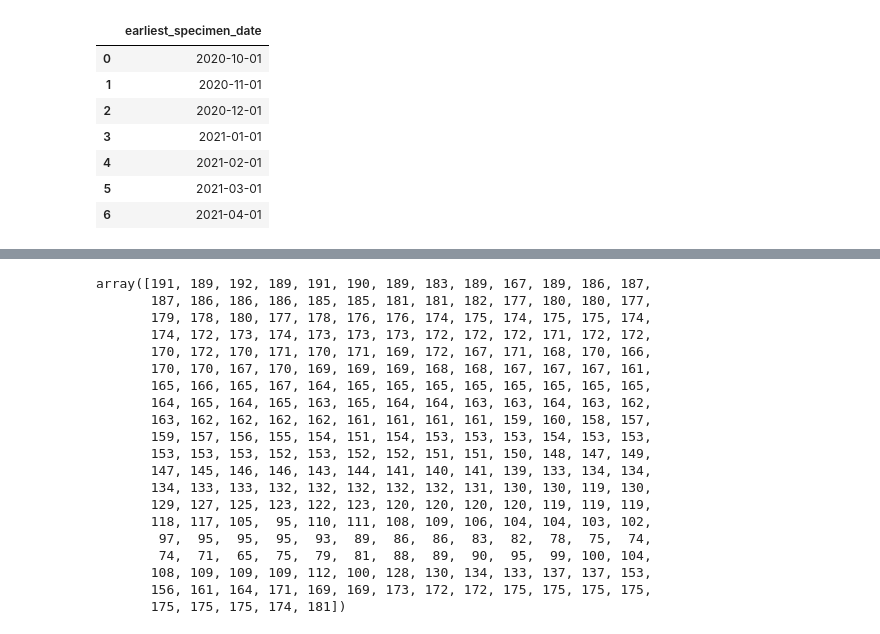
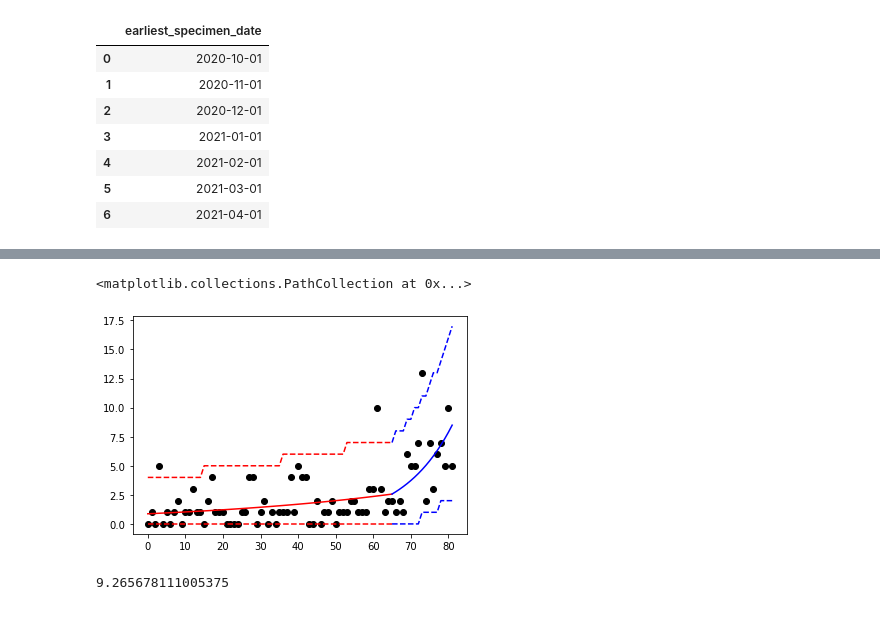
Before and after one commit to JCurran-Sebastian/BPs_for_VoC, a Jupyter notebook: voc_data.ipynb, the cells around one changed output, grey strips where cells are left out. Saved outputs shown, nothing was run; the diff lists cells and outputs as text; code cells hidden in the pictures.

```diff
--- a/voc_data.ipynb
+++ b/voc_data.ipynb
@@ -93,25 +80,3 @@ plt.tight_layout()
 # From the above, only London seems to exhibit exponential growth so look at that
 li = np.argwhere(dfr.index == 'London')[0]
 x = dfr[li].values[0]
-x
-# %% [output]
-array([191, 189, 192, 189, 191, 190, 189, 183, 189, 167, 189, 186, 187,
-       187, 186, 186, 186, 185, 185, 181, 181, 182, 177, 180, 180, 177,
-       179, 178, 180, 177, 178, 176, 176, 174, 175, 174, 175, 175, 174,
-       174, 172, 173, 174, 173, 173, 173, 172, 172, 172, 171, 172, 172,
-       170, 172, 170, 171, 170, 171, 169, 172, 167, 171, 168, 170, 166,
-       170, 170, 167, 170, 169, 169, 169, 168, 168, 167, 167, 167, 161,
-       165, 166, 165, 167, 164, 165, 165, 165, 165, 165, 165, 165, 165,
-       164, 165, 164, 165, 163, 165, 164, 164, 163, 163, 164, 163, 162,
-       163, 162, 162, 162, 162, 161, 161, 161, 161, 159, 160, 158, 157,
-       159, 157, 156, 155, 154, 151, 154, 153, 153, 153, 154, 153, 153,
-       153, 153, 153, 152, 153, 152, 152, 151, 151, 150, 148, 147, 149,
-       147, 145, 146, 146, 143, 144, 141, 140, 141, 139, 133, 134, 134,
-       134, 133, 133, 132, 132, 132, 132, 132, 131, 130, 130, 119, 130,
-       129, 127, 125, 123, 122, 123, 120, 120, 120, 120, 119, 119, 119,
-       118, 117, 105,  95, 110, 111, 108, 109, 106, 104, 104, 103, 102,
-        97,  95,  95,  95,  93,  89,  86,  86,  83,  82,  78,  75,  74,
-        74,  71,  65,  75,  79,  81,  88,  89,  90,  95,  99, 100, 104,
-       108, 109, 109, 109, 112, 100, 128, 130, 134, 133, 137, 137, 153,
-       156, 161, 164, 171, 169, 169, 173, 172, 172, 175, 175, 175, 175,
-       175, 175, 175, 174, 181])
@@ -117,0 +111,30 @@ array([191, 189, 192, 189, 191, 190, 189, 183, 189, 167, 189, 186, 187,
+# %%
+tk = todays(keydates)
+z = np.bincount(x)
+yy = z[tk[0]:tk[-1]]
+tt = np.arange(0,len(yy))
+n = tk[1]-tk[0]
+# %%
+x02 = np.array([1,0.25,5,0.15,5])
+nll = lambda xx: mynll2(yy,xx,tt,n)
+fout2 = op.minimize(nll,x02,method='Nelder-Mead')
+mu = mymu(fout2.x,tt,n)
+od = myod(fout2.x,tt,n)
+p = 1/od
+r = mu/(od-1)
+dt1 = np.log(2.0)/fout2.x[1]
+dt2 = np.log(2.0)/fout2.x[3]
+plt.plot(tt[0:n],mu[0:n],linestyle='-',c='r',label='Doubling time {:.1f} days'.format(dt1))
+plt.plot(tt[(n-1):],mu[(n-1):],linestyle='-',c='b',label='Doubling time {:.1f} days'.format(dt2))
+plt.plot(tt[0:n],st.nbinom.ppf(0.025,r[0:n],p[0:n]),linestyle='--',c='r')
+plt.plot(tt[0:n],st.nbinom.ppf(0.975,r[0:n],p[0:n]),linestyle='--',c='r')
+plt.plot(tt[(n-1):],st.nbinom.ppf(0.025,r[(n-1):],p[(n-1):]),linestyle='--',c='b')
+plt.plot(tt[(n-1):],st.nbinom.ppf(0.975,r[(n-1):],p[(n-1):]),linestyle='--',c='b')
+plt.scatter(tt,yy,marker='o',c='k',label='Data')
+# %% [output]
+<matplotlib.collections.PathCollection at 0x...>
+[figure, added]
+# %%
+dt2
+# %% [output]
+9.265678111005375
```
Also changed, not shown: parts of 5 cells of this notebook, 1 other file.
